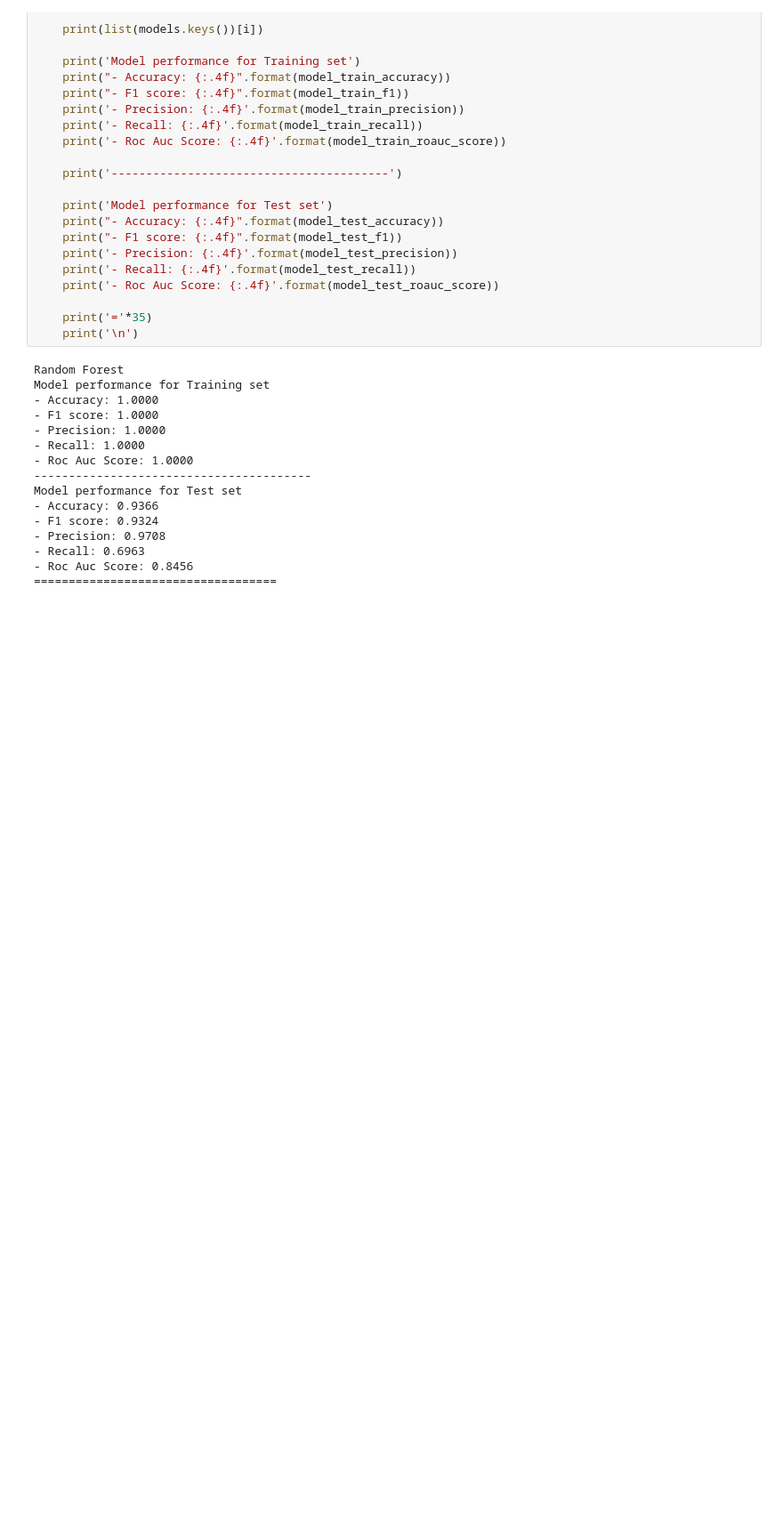
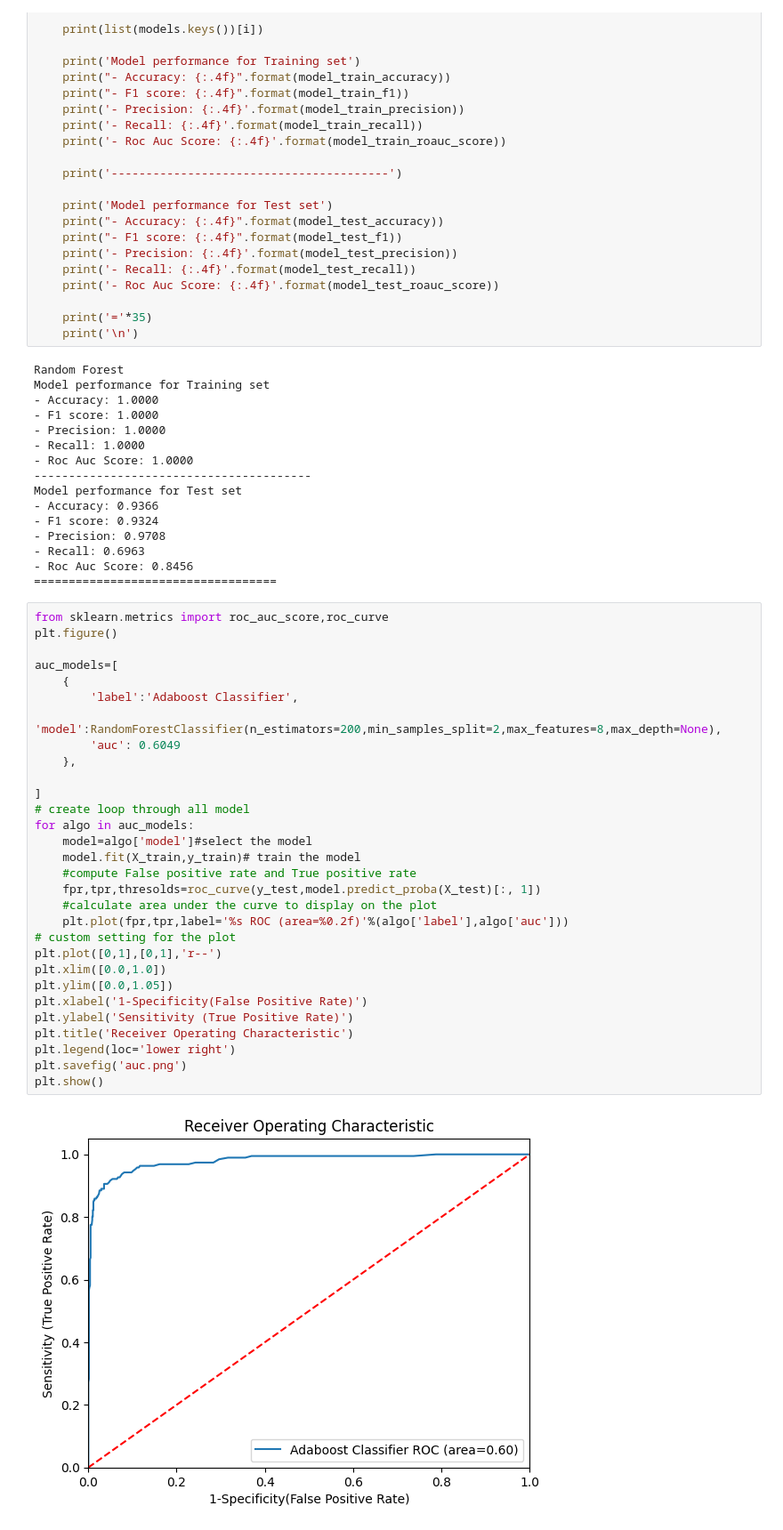
Before and after one commit to sudeep-tech-python-ai/MachineLearning-DeepLearning, a Jupyter notebook: Machine_learning/Random_forest/random_forest_classification.ipynb, the cells around one changed output. Shown at 89% size. Saved outputs shown, nothing was run; the diff lists cells and outputs as text; blank space fills up the shorter version.

Commit message:
Adaboost

```diff
--- a/Machine_learning/Random_forest/random_forest_classification.ipynb
+++ b/Machine_learning/Random_forest/random_forest_classification.ipynb
@@ -456,3 +456,35 @@ Model performance for Test set
 - Recall: 0.6963
 - Roc Auc Score: 0.8456
 ===================================
+# %%
+from sklearn.metrics import roc_auc_score,roc_curve
+plt.figure()
+
+auc_models=[
+    {
+        'label':'Adaboost Classifier',
+        'model':RandomForestClassifier(n_estimators=200,min_samples_split=2,max_features=8,max_depth=None),
+        'auc': 0.6049
+    },
+
+]
+# create loop through all model
+for algo in auc_models:
+    model=algo['model']#select the model
+    model.fit(X_train,y_train)# train the model
+    #compute False positive rate and True positive rate
+    fpr,tpr,thresolds=roc_curve(y_test,model.predict_proba(X_test)[:, 1])
+    #calculate area under the curve to display on the plot
+    plt.plot(fpr,tpr,label='%s ROC (area=%0.2f)'%(algo['label'],algo['auc']))
+# custom setting for the plot
+plt.plot([0,1],[0,1],'r--')
+plt.xlim([0.0,1.0])
+plt.ylim([0.0,1.05])
+plt.xlabel('1-Specificity(False Positive Rate)')
+plt.ylabel('Sensitivity (True Positive Rate)')
+plt.title('Receiver Operating Characteristic')
+plt.legend(loc='lower right')
+plt.savefig('auc.png')
+plt.show()
+# %% [output]
+[figure, added]
```
Also changed, not shown: 4 other files.
